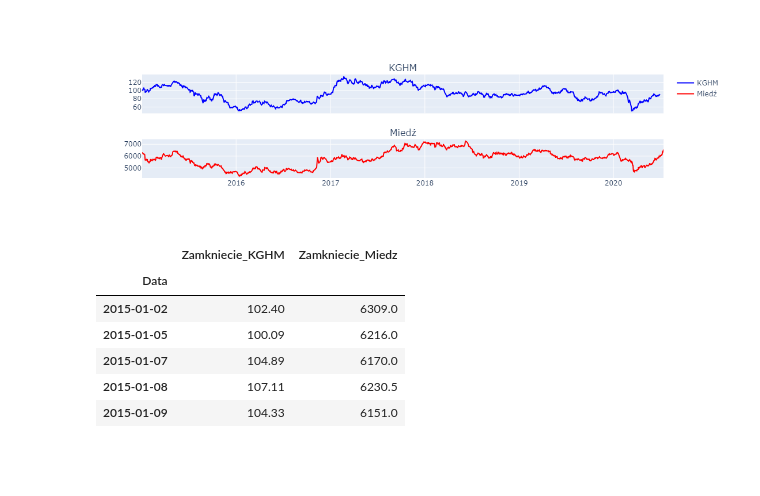
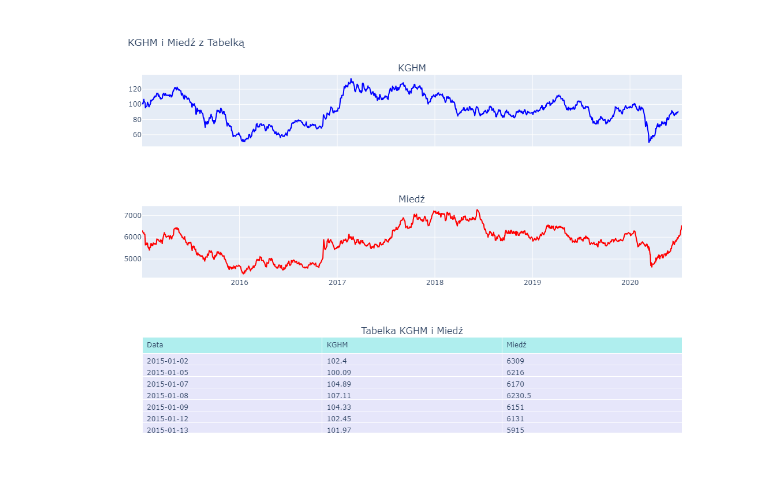
Before and after one commit to Maciejorynczak/Pandas, a Jupyter notebook: Zadanie 11.1.ipynb, the cells around one changed output. Saved outputs shown, nothing was run; the diff lists cells and outputs as text; code cells hidden in the pictures; blank space fills up the shorter version.

```diff
--- a/Zadanie 11.1.ipynb
+++ b/Zadanie 11.1.ipynb
@@ -10,29 +10,42 @@ kghm = pd.read_csv('kgh_d.csv', parse_dates=True, index_col='Data')
 copper = pd.read_csv('ca_c_f_d.csv', parse_dates=True, index_col='Data')
 # %%
 
-fig = make_subplots(rows=2, cols=1, shared_xaxes=True,
-                    subplot_titles=('KGHM', 'Miedź'))
+# Tworzenie subplots z dwoma wierszami i tabelą
+fig = make_subplots(
+    rows=3, cols=1,
+    shared_xaxes=True,
+    subplot_titles=('KGHM', 'Miedź', 'Tabelka KGHM i Miedź'),
+    specs=[[{"type": "xy"}], [{"type": "xy"}], [{"type": "table"}]],  # Typ "table" dla trzeciego wiersza
+    row_heights=[0.3, 0.3, 0.4]
+)
 
 # Wykres KGHM
 fig.add_trace(go.Scatter(x=kghm.index, y=kghm['Zamkniecie'], mode='lines', line=dict(color='blue'), name='KGHM'),
               row=1, col=1)
+
 # Wykres Miedź
 fig.add_trace(go.Scatter(x=copper.index, y=copper['Zamkniecie'], mode='lines', line=dict(color='red'), name='Miedź'),
               row=2, col=1)
 
-pyo.iplot(fig)
+# Łączenie danych w jedną tabelę
+combined_df = pd.merge(kghm[['Zamkniecie']], copper[['Zamkniecie']],
+                       left_index=True, right_index=True, suffixes=('_KGHM', '_Miedz'))
 
-fig.update_layout(height=600, title_text="KGHM i Miedź", showlegend=False)
-combined_df = pd.merge(kghm[['Zamkniecie']], copper[['Zamkniecie']],
-left_index=True, right_index=True, suffixes=('_KGHM', '_Miedz'))
+# Dodawanie tabelki do wykresu
+fig.add_trace(
+    go.Table(
+        header=dict(values=['Data', 'KGHM', 'Miedź'],
+                    fill_color='paleturquoise',
+                    align='left'),
+        cells=dict(values=[combined_df.index.strftime('%Y-%m-%d'), combined_df['Zamkniecie_KGHM'], combined_df['Zamkniecie_Miedz']],
+                   fill_color='lavender',
+                   align='left')
+    ),
+    row=3, col=1
+)
 
-combined_df.head()
+# Aktualizacja układu
+fig.update_layout(height=800, title_text="KGHM i Miedź z Tabelką", showlegend=False)
+fig.show()
 # %% [output]
-[figure, old version]
+[figure, new version]
-|  | Zamkniecie_KGHM | Zamkniecie_Miedz |
-| Data |  |  |
-| 2015-01-02 | 102.40 | 6309.0 |
-| 2015-01-05 | 100.09 | 6216.0 |
-| 2015-01-07 | 104.89 | 6170.0 |
-| 2015-01-08 | 107.11 | 6230.5 |
-| 2015-01-09 | 104.33 | 6151.0 |
```
